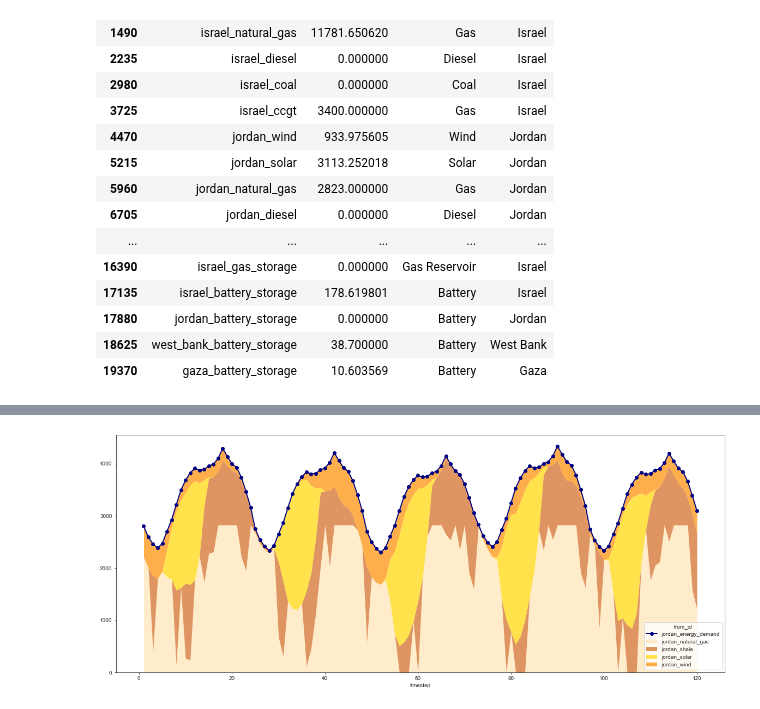
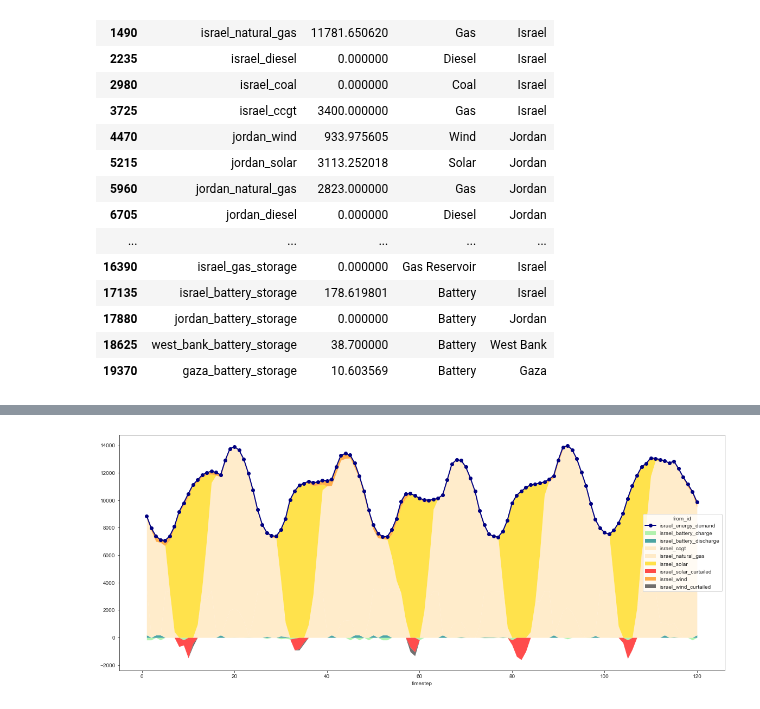
Before and after one commit to amanmajid/nextra, a Jupyter notebook: analysis/icae_results.ipynb, the cells around one changed output, grey strips where cells are left out. Cells and saved outputs as stored; diff of their text form; code cells hidden in the pictures.

```diff
--- a/analysis/icae_results.ipynb
+++ b/analysis/icae_results.ipynb
@@ -400,4 +400,4 @@ idx.plot.area(ax=ax,
-# %%
-results['NCO'].plot_supply_curve(region='jordan',days=5,month=1,year=2030)
-# %% [output]
-[figure, removed]
+# %%
+results['NCO'].plot_supply_curve(region='israel',days=3,month=1,year=2030)
+# %% [output]
+[figure, added]
```
Also changed, not shown: parts of 4 cells of this notebook, 3 other files.
